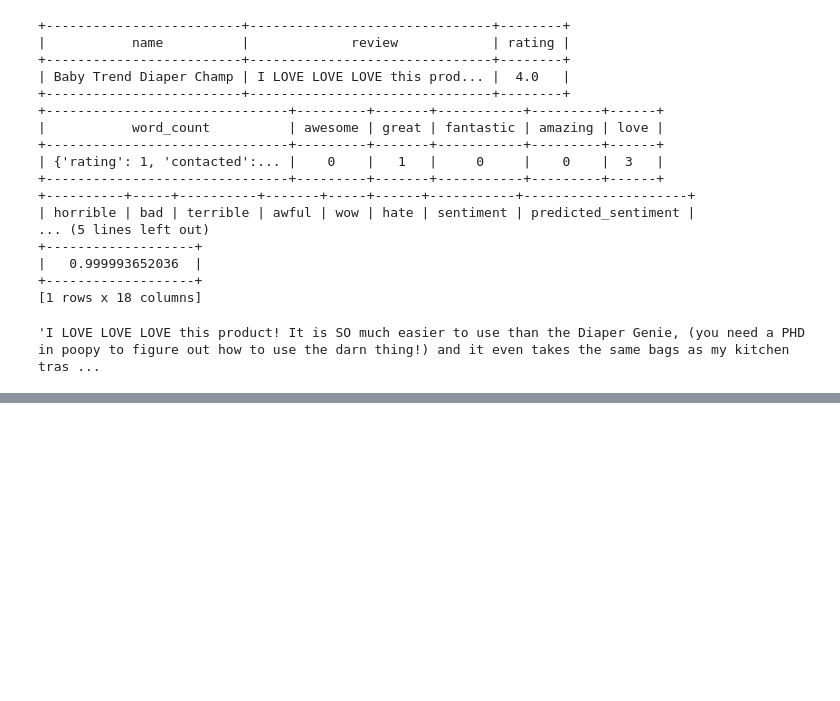
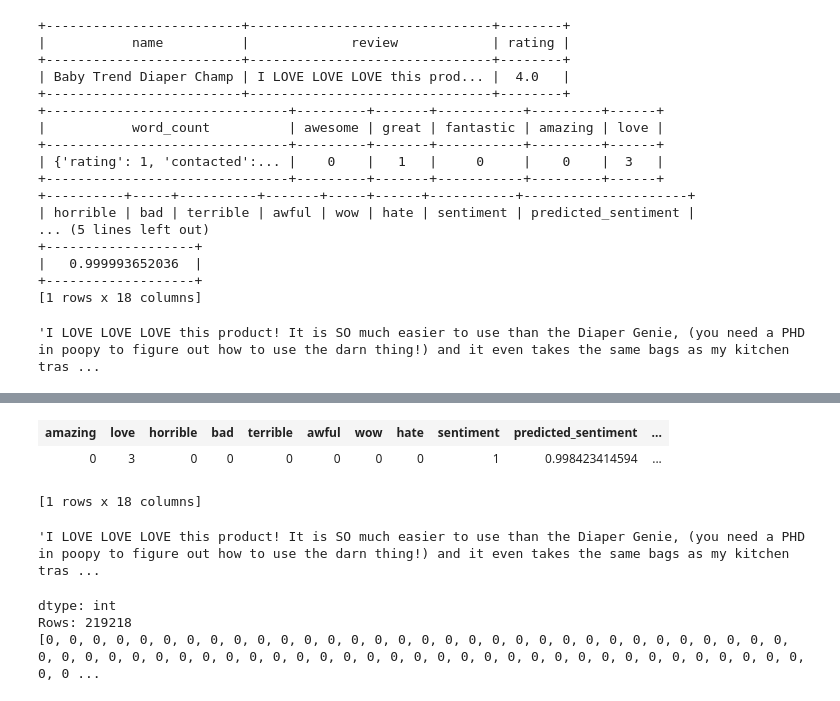
Before and after one commit to SYYoung/UW_MachineLearning, a Jupyter notebook: Course1/Week 3/Assg3.ipynb, the cells around one changed output, grey strips where cells are left out. Saved outputs shown, nothing was run; the diff lists cells and outputs as text; code cells hidden in the pictures; blank space fills up the shorter version.

```diff
--- a/Course1/Week 3/Assg3.ipynb
+++ b/Course1/Week 3/Assg3.ipynb
@@ -730,0 +755,3 @@ all_coefs[80:100].print_rows(num_rows=20)
+# %%
+diaper_champ_review[0:1]
+# %% [output]
@@ -730,0 +760,13 @@ all_coefs[80:100].print_rows(num_rows=20)
+| amazing | love | horrible | bad | terrible | awful | wow | hate | sentiment | predicted_sentiment | ... |
+| 0 | 3 | 0 | 0 | 0 | 0 | 0 | 0 | 1 | 0.998423414594 | ... |
+[1 rows x 18 columns]
+# %%
+diaper_champ_review[0]['review']
+# %% [output]
+'I LOVE LOVE LOVE this product! It is SO much easier to use than the Diaper Genie, (you need a PHD in poopy to figure out how to use the darn thing!) and it even takes the same bags as my kitchen tras ...
+# %%
+all_coefs['index']=='HIGHLY'
+# %% [output]
+dtype: int
+Rows: 219218
+[0, 0, 0, 0, 0, 0, 0, 0, 0, 0, 0, 0, 0, 0, 0, 0, 0, 0, 0, 0, 0, 0, 0, 0, 0, 0, 0, 0, 0, 0, 0, 0, 0, 0, 0, 0, 0, 0, 0, 0, 0, 0, 0, 0, 0, 0, 0, 0, 0, 0, 0, 0, 0, 0, 0, 0, 0, 0, 0, 0, 0, 0, 0, 0, 0, 0, 0 ...
```
Also changed, not shown: parts of 16 cells of this notebook.
